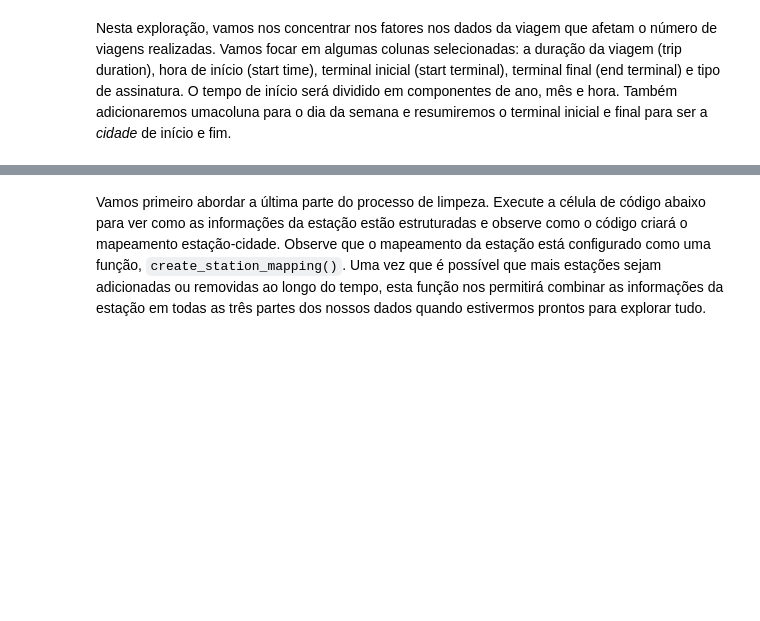
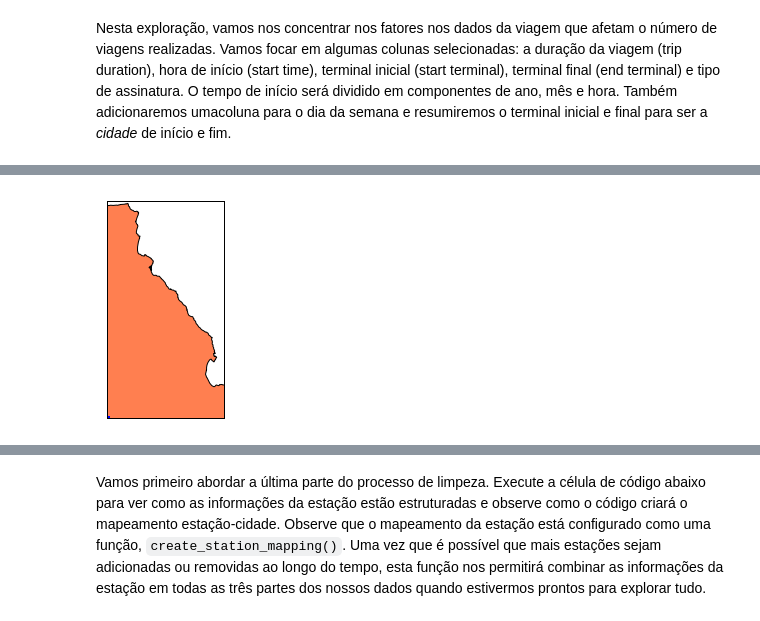
Before and after one commit to jpventura/BikeShareAnalysis, a Jupyter notebook: Analise_Bay_Area_Bike_Share-NDFDSI.ipynb, the cells around one changed output, grey strips where cells are left out. Saved outputs shown, nothing was run; the diff lists cells and outputs as text; code cells hidden in the pictures; blank space fills up the shorter version.

```diff
--- a/Analise_Bay_Area_Bike_Share-NDFDSI.ipynb
+++ b/Analise_Bay_Area_Bike_Share-NDFDSI.ipynb
@@ -139,0 +179,32 @@ warning: width and height keywords ignored for Mercator projection
+# %%
+m = Basemap(
+    projection='merc',
+    lat_0 = 37.40694,
+    lon_0 = -122.106758,
+    resolution = 'h',
+    area_thresh = 0.1,
+    llcrnrlon=-120.106758,
+    llcrnrlat=37.40694,
+    urcrnrlon=-122.106758,
+    urcrnrlat=34.40694
+)
+
+m.drawcoastlines()
+m.drawcountries()
+
+m.fillcontinents(color = 'coral')
+m.drawmapboundary()
+
+for row in coordinates.iterrows():
+  lat = row[1]['lat']
+  lng = row[1]['long']
+  m.plot(lat, lng, 'bo', markersize=4)
+
+lon = 37.40694
+lat = -122.106758
+x,y = m(lon, lat)
+m.plot(x, y, 'bo', markersize=10)
+
+plt.show()
+# %% [output]
+[figure, added]
```
Also changed, not shown: parts of 7 cells of this notebook, 1 other file.
